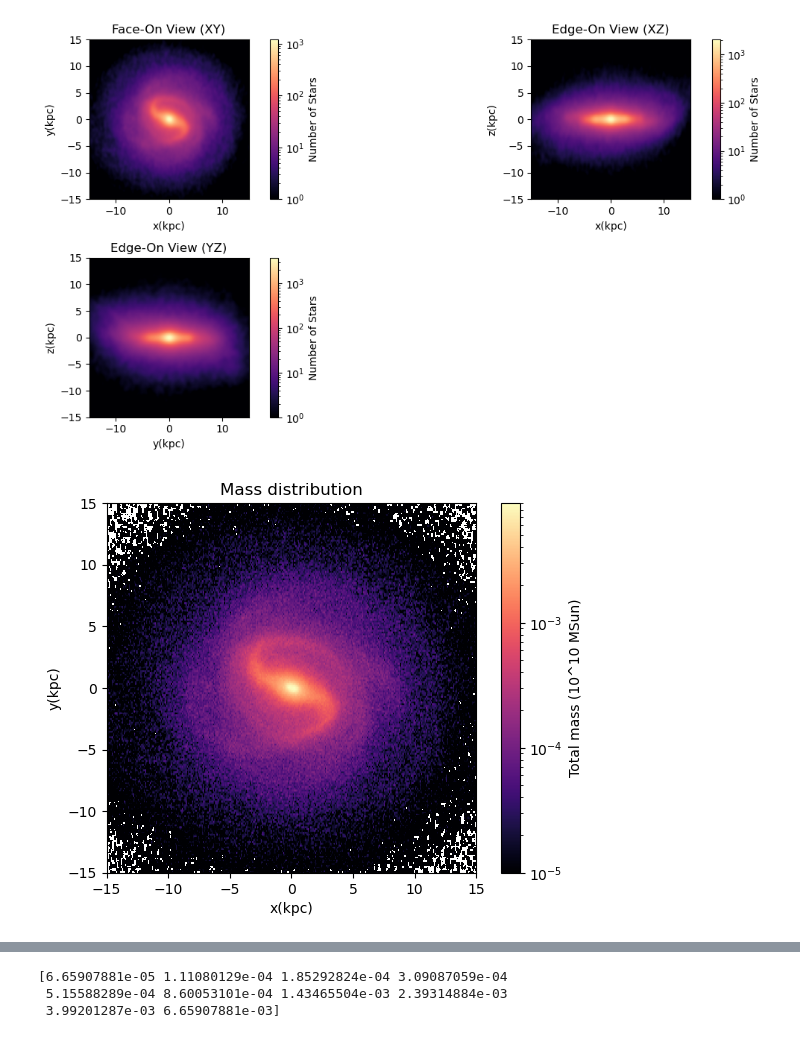
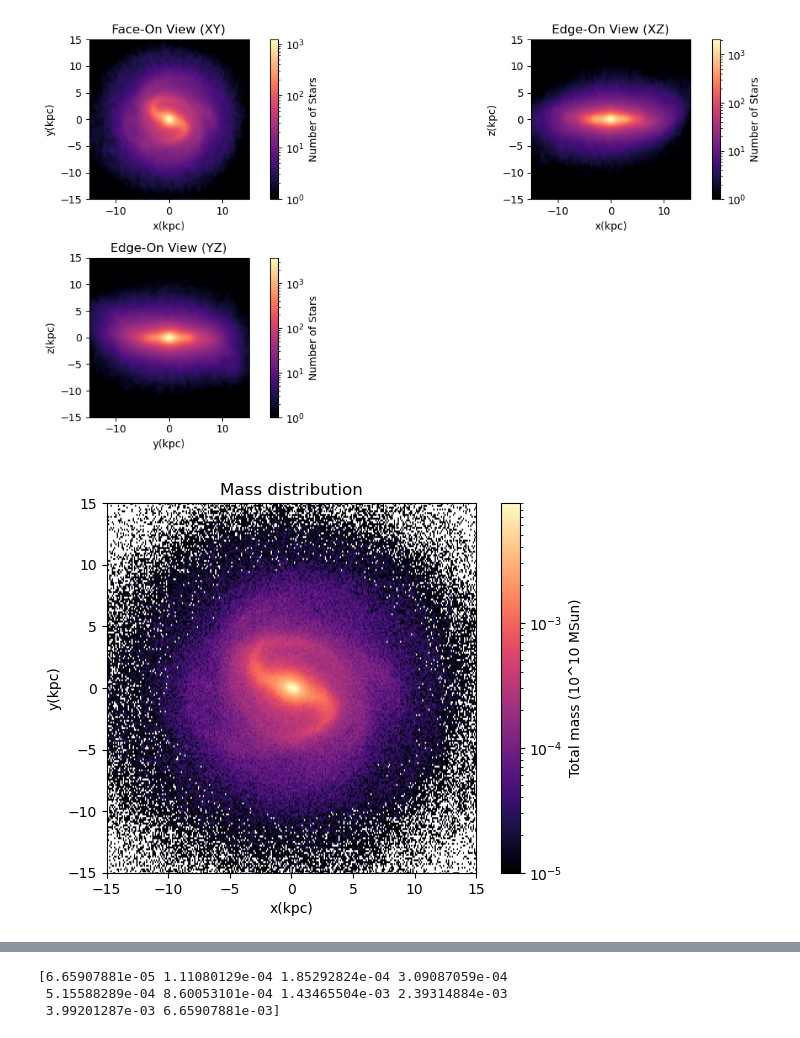
Before and after one commit to Alverd02/Kinematic-Signatures-of-Bars-and-Spirals-in-TNG50-Galaxies, a Jupyter notebook: First galaxy.ipynb, the cells around one changed output, grey strips where cells are left out. Drawn from its saved outputs; the diff is of its cells as text; code cells hidden in the pictures.

Commit message:
Smoothed plot

```diff
--- a/First galaxy.ipynb
+++ b/First galaxy.ipynb
@@ -431,29 +431,29 @@ plt.show()
 # %%
 grid_resolution = 3000
 
 ret = binned_statistic_2d(x_rot, y_rot,
     m_centered,
     statistic='sum',
     bins=grid_resolution
 )
 
 mass_map = ret.statistic
 x_edges = ret.x_edge
 y_edges = ret.y_edge
 
 smoothed_density = gaussian_filter(mass_map, sigma=2)
 
 limit = 15  # Adjust this based on your galaxy's expected size
 plt.xlim(-limit, limit)
 plt.ylim(-limit, limit)
 plt.xlabel("x(kpc)")
 plt.ylabel("y(kpc)")
 plt.title("Mass distribution")
-plt.imshow(mass_map.T, origin='lower', extent=[x_edges[0], x_edges[-1], y_edges[0], y_edges[-1]],cmap='magma',norm=LogNorm(vmin=10**(-5)))
+plt.imshow(smoothed_density.T, origin='lower', extent=[x_edges[0], x_edges[-1], y_edges[0], y_edges[-1]],cmap='magma',norm=LogNorm(vmin=10**(-5)))
 plt.colorbar(label='Total mass (10^10 MSun)')
 plt.show()
 # %% [output]
-[figure, old version]
+[figure, new version]
 # %%
 rad = np.sqrt(x_rot**2+y_rot**2)
 v_rad = (x_rot*vx_rot+y_rot*vy_rot)/rad
```
Also changed, not shown: parts of 1 cell of this notebook.
